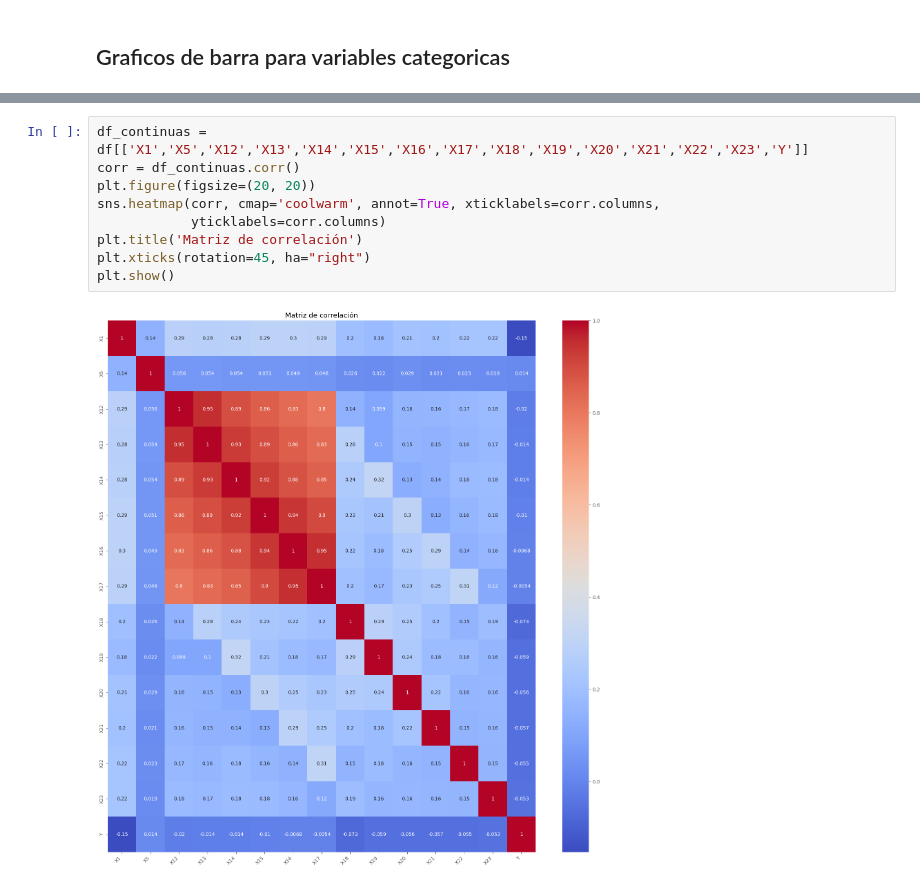
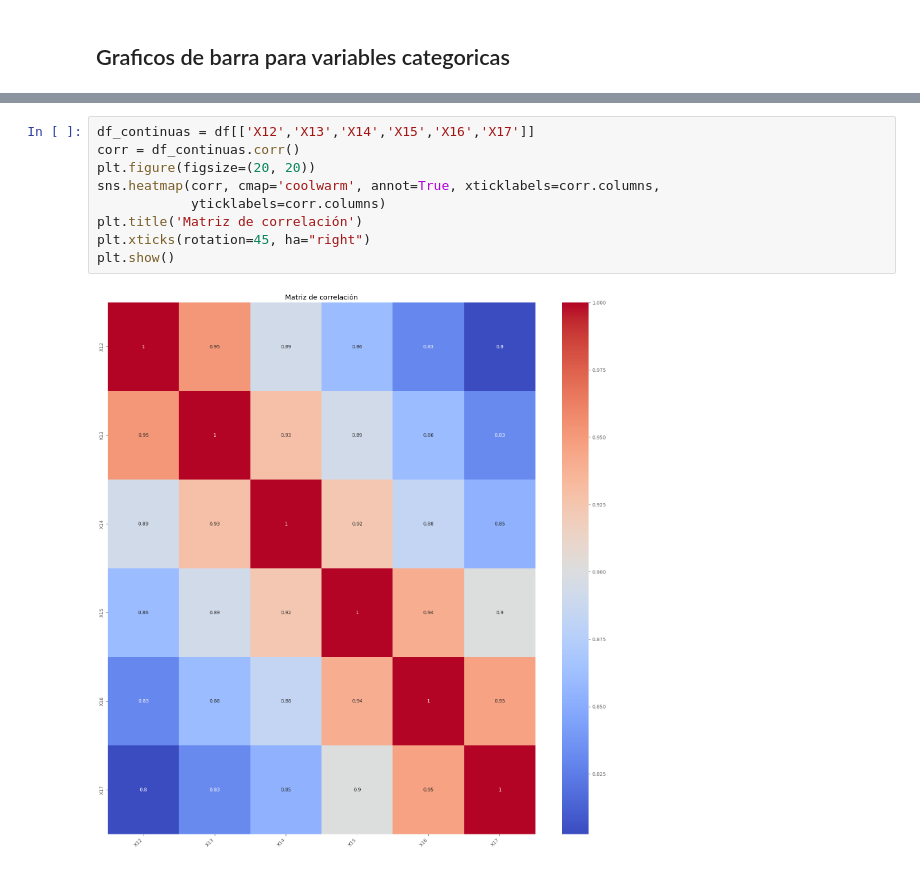
Before and after one commit to lmunozm2/Proyecto-2, a Jupyter notebook: Estadisticas_D_Soporte_2.ipynb, the cells around one changed output, grey strips where cells are left out. Cells and saved outputs as stored; diff of their text form.

```diff
--- a/Estadisticas_D_Soporte_2.ipynb
+++ b/Estadisticas_D_Soporte_2.ipynb
@@ -198,11 +273,11 @@ for i, (column, labels) in enumerate(labels_dict.items()):
 # %%
-df_continuas = df[['X1','X5','X12','X13','X14','X15','X16','X17','X18','X19','X20','X21','X22','X23','Y']]
+df_continuas = df[['X12','X13','X14','X15','X16','X17']]
 corr = df_continuas.corr()
 plt.figure(figsize=(20, 20))
 sns.heatmap(corr, cmap='coolwarm', annot=True, xticklabels=corr.columns,
             yticklabels=corr.columns)
 plt.title('Matriz de correlación')
 plt.xticks(rotation=45, ha="right")
 plt.show()
 # %% [output]
-[figure, old version]
+[figure, new version]
```
Also changed, not shown: parts of 12 cells of this notebook.
